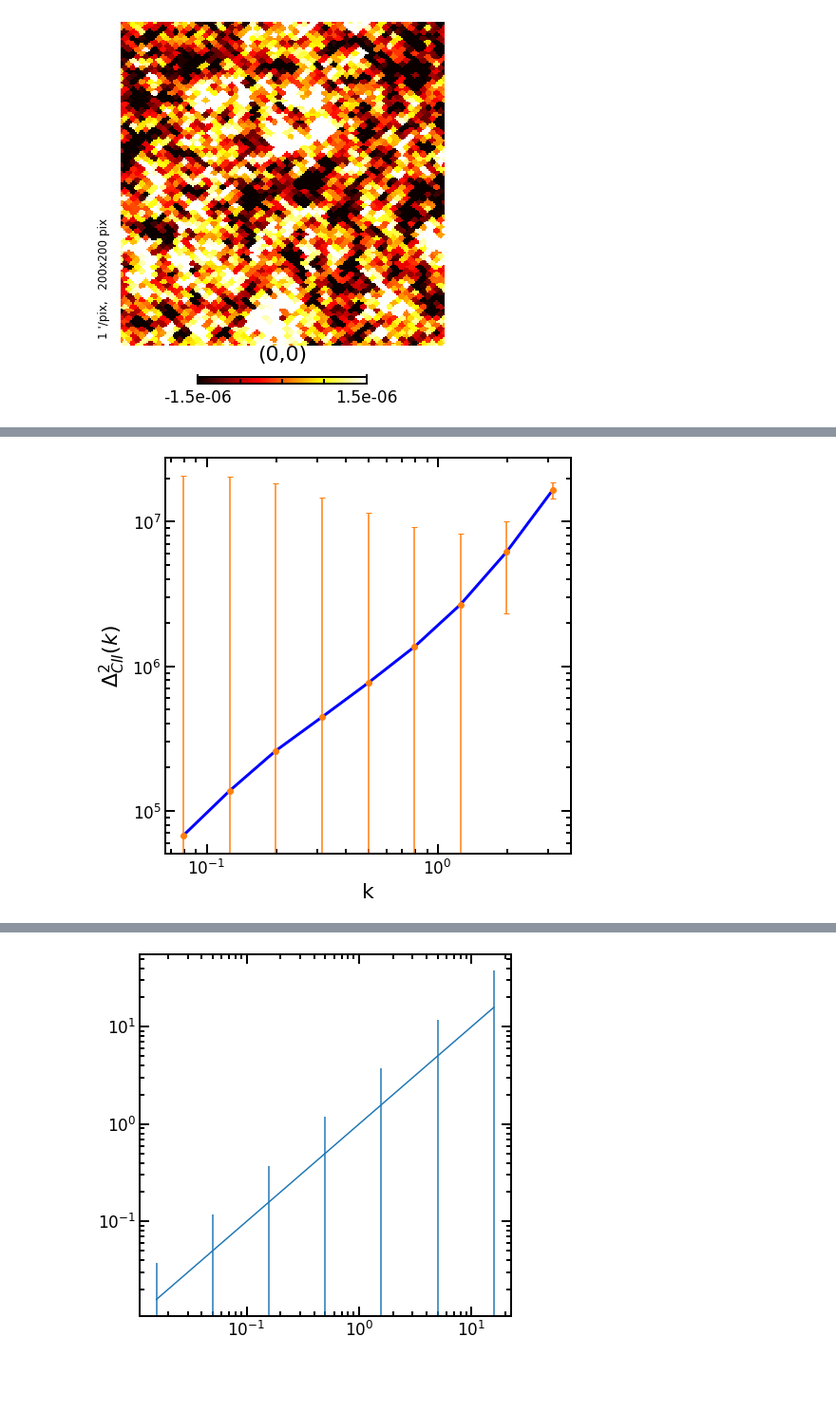
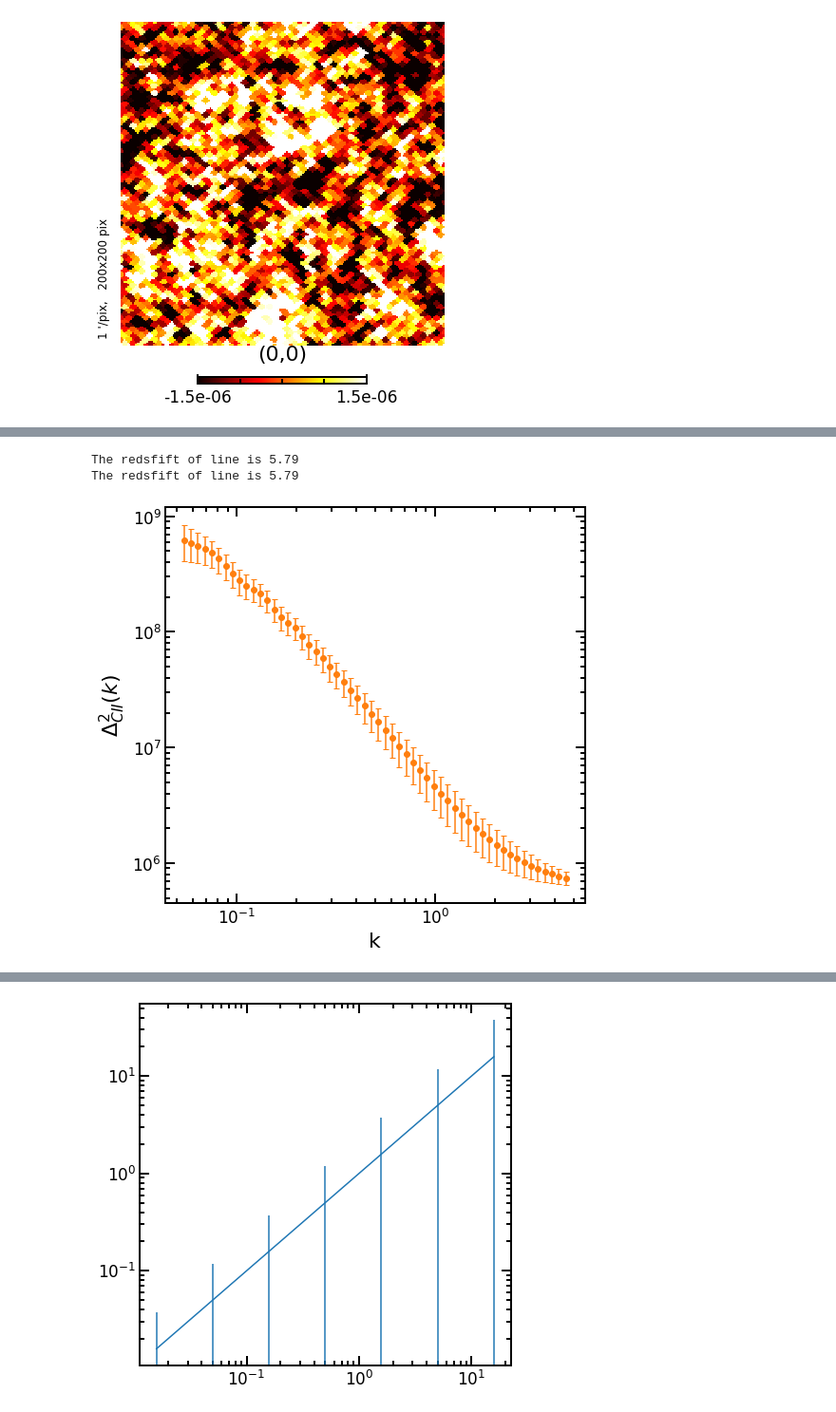
Before and after one commit to Anirbancosmo/Limpy, a Jupyter notebook: notebook/theory.ipynb, the cells around one changed output, grey strips where cells are left out. Shown: that part at 95% size. Saved outputs shown, nothing was run; the diff lists cells and outputs as text; code cells hidden in the pictures; blank space fills up the shorter version.

```diff
--- a/notebook/theory.ipynb
+++ b/notebook/theory.ipynb
@@ -296,62 +297,68 @@ array([0.00011664, 0.00037172, 0.00113507, 0.00320261, 0.00786252,
 # %%
-def SNR_line(k,z_line, delta_lnk, A_s, B_nu, nu='220', line_name='CII'):
+def SNR_line(k,nu_obs, delta_lnk, A_s, B_nu, line_name='CII'):
+    z_line=lu.nu_obs_to_z(nu_obs, line_name=line_name)
+    print("The redsfift of line is %2.2f" %(z_line))
     delta_k=k*10**(delta_lnk)
 
-    Nm=lu.N_modes(k,z_line, delta_k, A_s, B_nu, line_name='CII' )
-    dktotal_cii=lt.Pk_line(k,z_line,line_name=line_name,label='total',pk_unit='intensity')
+    Nm=lu.N_modes(k,z_line, delta_k, A_s, B_nu, line_name=line_name )
+    pk_line=lt.Pk_line(k,z_line,line_name=line_name,label='total',pk_unit='intensity')
 
-    pk_line=dktotal_cii*2*np.pi**2/k**3
-
-    varCII=((pk_line+lu.P_noise_ccatp(nu=nu))**2)/Nm
+    varCII=((pk_line+lu.P_noise_ccatp(nu=nu_obs))**2)/Nm
 
     SNR=pk_line/np.sqrt(varCII)
     return SNR
 
 
-def error_pk_line(k,z_line, delta_lnk, A_s, B_nu, nu='220',  line_name='CII'):
+def error_pk_line(k,nu_obs, delta_lnk, A_s, B_nu,  line_name='CII'):
+
+    z_line=lu.nu_obs_to_z(nu_obs, line_name=line_name)
+    print("The redsfift of line is %2.2f" %(z_line))
     delta_k=k*10**(delta_lnk)
 
-    Nm=lu.N_modes(k,z_line, delta_k, A_s, B_nu, line_name='CII' )
-    dktotal_cii=lt.Pk_line(k,z_line,line_name=line_name,label='total',pk_unit='intensity')
+    Nm=lu.N_modes(k,z_line, delta_k, A_s, B_nu, line_name=line_name )
+    pk_line=lt.Pk_line(k,z_line,line_name=line_name,label='total',pk_unit='intensity')
 
-    pk_line=dktotal_cii*2*np.pi**2/k**3
 
-    varCII=((pk_line+lu.P_noise_ccatp(nu=nu))**2)/Nm
+    varCII=((pk_line+lu.P_noise_ccatp(nu=nu_obs))**2)/Nm
     return np.sqrt(varCII)
 # %%
 
 def k_binning(kmin, kmax, ln_deltak):
     bins=(np.log10(kmax)-np.log10(kmin))/ln_deltak
     kk=np.zeros(int(bins))
     delta=np.zeros(int(bins))
     for j in range(int(bins)):
         kk[j]=(kmin*10**(ln_deltak*(j)))
 
     delta_k=np.diff(kk)
 
     k_center=(kk[:-1]+delta_k)/2
     return k_center, delta_k
 
-k_center, delta_k=k_binning(1e-1, 1e1, ln_deltak=0.2)
+k_center, delta_k=k_binning(1e-1, 1e1, ln_deltak=0.035)
 
-zline=3.0
-snr=SNR_line(k_center,zline, delta_lnk=delta_k, A_s=8, B_nu=20, line_name='CII')
+nu_obs=280
+line_name='CII'
+z_line=lu.nu_obs_to_z(nu_obs, line_name=line_name)
+snr=SNR_line(k_center,nu_obs, delta_lnk=delta_k, A_s=8, B_nu=20, line_name=line_name)
 
-error_pk=error_pk_line(k_center,zline, delta_lnk=delta_k, A_s=8, B_nu=20, line_name='CII')
+error_pk=error_pk_line(k_center,nu_obs, delta_lnk=delta_k, A_s=8, B_nu=20, line_name=line_name)
 
-dktotal_cii=lt.Pk_line(k_center,zline,line_name=line_name,label='total',pk_unit='intensity')
+dktotal_cii=lt.Pk_line(k_center,z_line,line_name=line_name,label='total',pk_unit='intensity')
 
 
-plt.plot(k_center, dktotal_cii, 'blue',lw=3)
+#plt.plot(k_center, dktotal_cii, 'blue',lw=3)
 plt.errorbar(k_center, dktotal_cii, yerr=error_pk, color='C1', fmt='o', capsize=3)
 plt.tight_layout()
 plt.yscale('log')
 plt.xscale('log')
 plt.xlabel("k")
 plt.ylabel(r"$\Delta_{CII}^2(k)$")
 plt.savefig("CII_error.png")
 # %% [output]
+The redsfift of line is 5.79
+The redsfift of line is 5.79
-[figure, old version]
+[figure, new version]
 # %%
 plt.plot(k_center,snr, color='crimson', lw=3)
 plt.xlabel("k")
```
Also changed, not shown: parts of 10 cells of this notebook, 3 other files.
